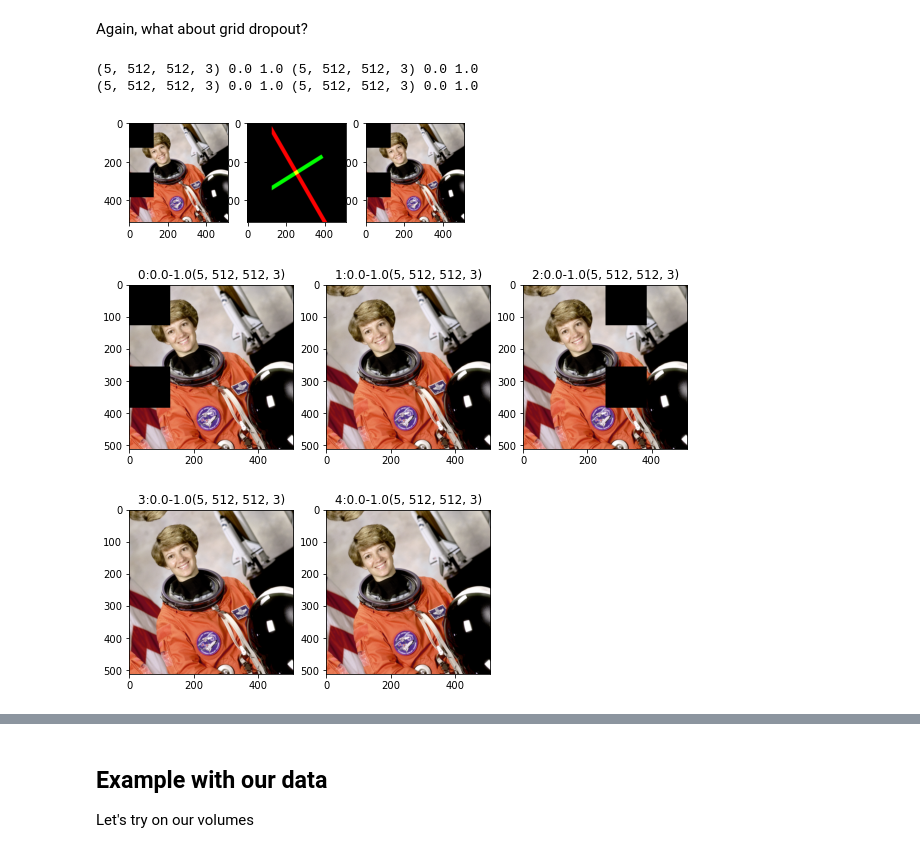
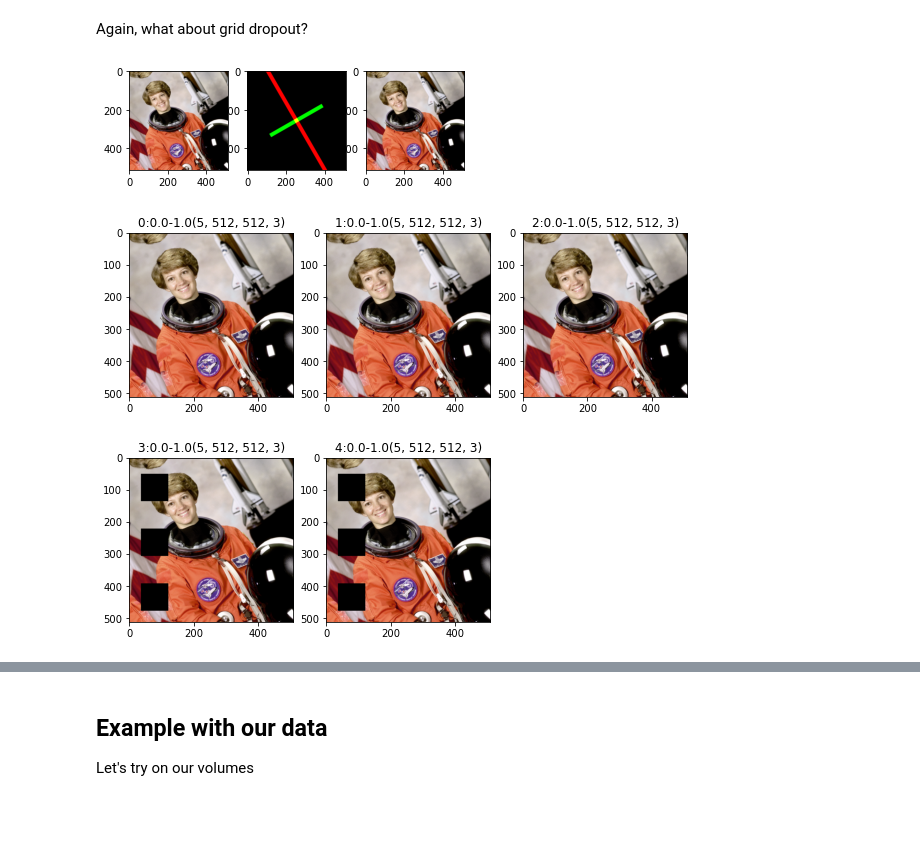
Before and after one commit to linum-uqam/carreno-cytonemes, a Jupyter notebook: notebooks/data_augmentation.ipynb, the cells around one changed output, grey strips where cells are left out. Saved outputs shown, nothing was run; the diff lists cells and outputs as text; code cells hidden in the pictures; blank space fills up the shorter version.

```diff
--- a/notebooks/data_augmentation.ipynb
+++ b/notebooks/data_augmentation.ipynb
@@ -253,36 +256,28 @@ Again, what about grid dropout?
 # %%
 vol_grid_drop = V.Compose([
     #V.Rotate(x_limit=(-30,30), interpolation=1, border_mode='constant', p=1),
     V.Rotate(x_limit=(30,30), interpolation=1, border_mode='reflect', p=1),
-    V.GridDropout(0.5, holes_number_x=2, holes_number_y=2, holes_number_z=2, p=1)
+    V.GridDropout(0.5, holes_number_x=3, holes_number_y=1, holes_number_z=3, random_offset=True, p=1)
 ], targets=[['image','mask','test']])
 
-bigger_x = np.concatenate([volume]*1, axis=0).astype(float) / volume.max()
-bigger_y = np.concatenate([anno_vol]*1, axis=0).astype(float) / anno_vol.max()
+volume = volume.astype(float) / volume.max()
+anno_vol = anno_vol.astype(float) / anno_vol.max()
 
-print(bigger_x.shape, bigger_x.min(), bigger_x.max(),
-      bigger_y.shape, bigger_y.min(), bigger_y.max())
-
-data = {'image': bigger_x,
-        'mask' : bigger_y,
-        'test':  bigger_x}
+data = {'image': volume,
+        'mask' : anno_vol,
+        'test':  volume}
 aug_data = vol_grid_drop(**data)
-
-print(aug_data['image'].shape, aug_data['image'].min(), aug_data['image'].max(),
-      aug_data['mask'].shape, aug_data['mask'].min(), aug_data['mask'].max())
 
 z = 0
 plt.subplot(131)
 plt.imshow(aug_data['image'][z])
 plt.subplot(132)
 plt.imshow(aug_data['mask'][z])
 plt.subplot(133)
 plt.imshow(aug_data['test'][z])
 plt.show()
 
 show_volume(aug_data['image'])
 # %% [output]
-(5, 512, 512, 3) 0.0 1.0 (5, 512, 512, 3) 0.0 1.0
-(5, 512, 512, 3) 0.0 1.0 (5, 512, 512, 3) 0.0 1.0
-[figure, old version]
+[figure, new version]
-[figure, old version]
+[figure, new version]
```
Also changed, not shown: parts of 9 cells of this notebook, 24 other files.
